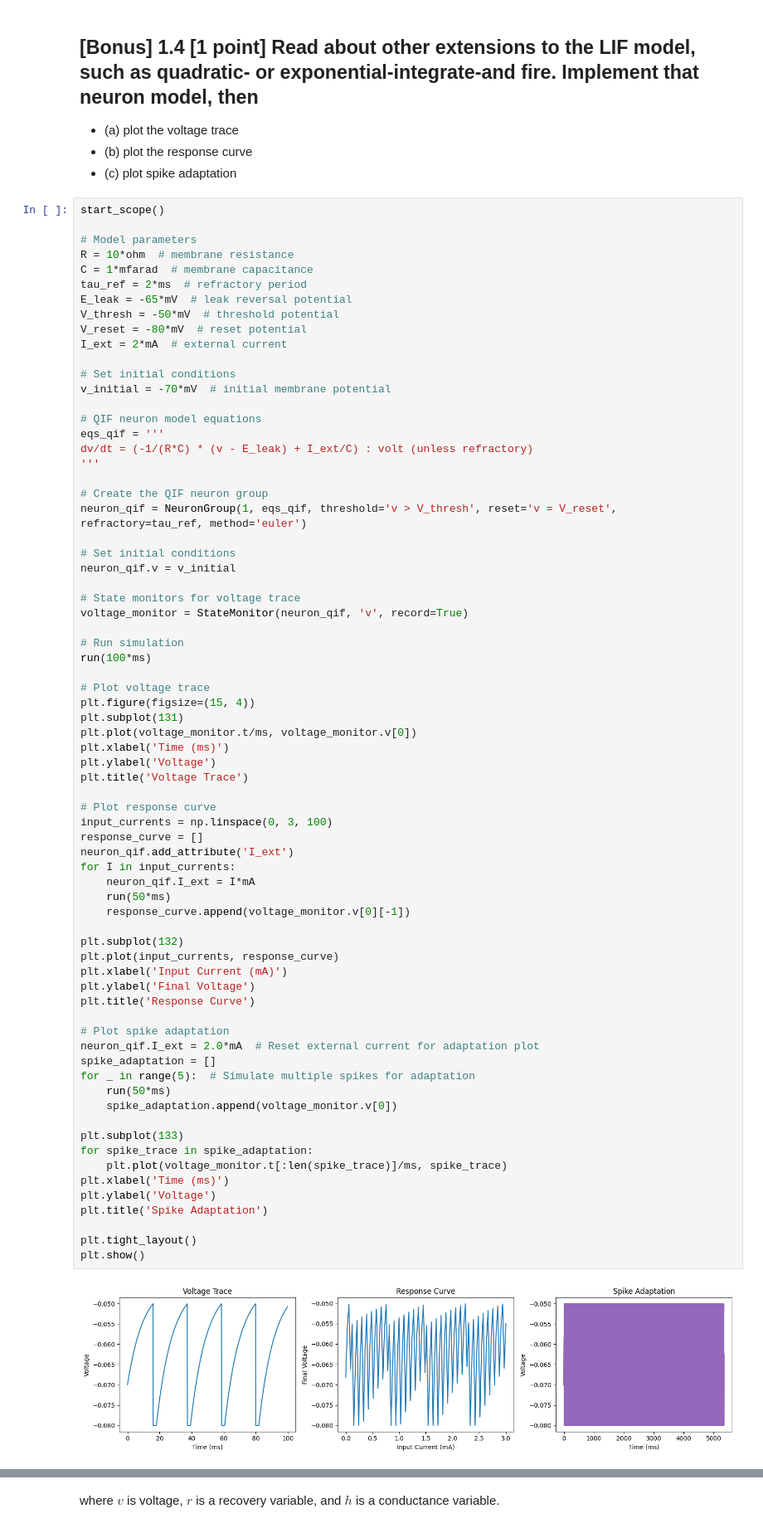
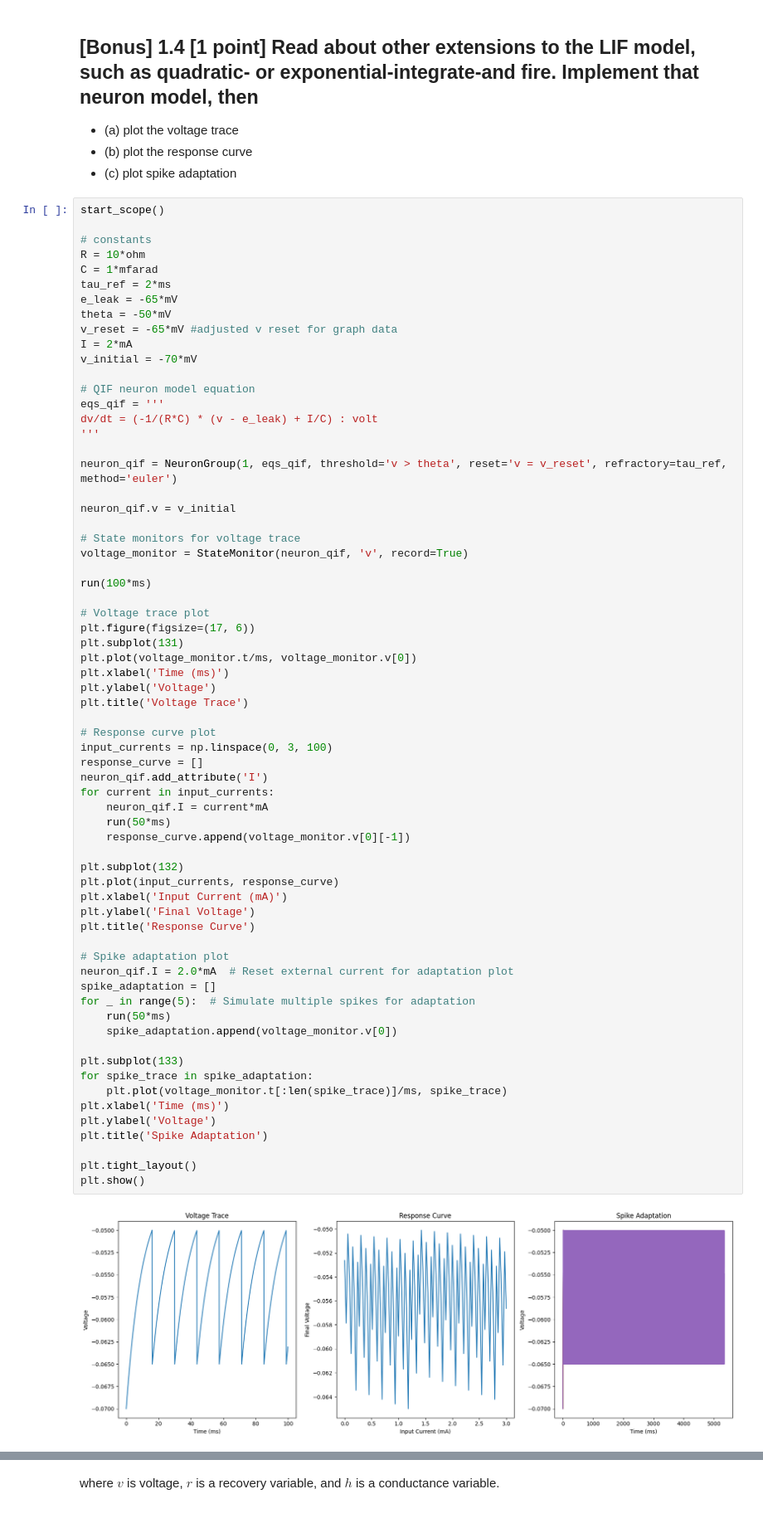
Before and after one commit to mr-nudo/neuronModels1, a Jupyter notebook: syde552_file_(1).ipynb, the cells around one changed output, grey strips where cells are left out. Shown: that part at 83% size. Saved outputs shown, nothing was run; the diff lists cells and outputs as text.

```diff
--- a/syde552_file_(1).ipynb
+++ b/syde552_file_(1).ipynb
@@ -366,76 +364,71 @@ plt.show()
 # %%
 start_scope()
 
-# Model parameters
-R = 10*ohm  # membrane resistance
-C = 1*mfarad  # membrane capacitance
-tau_ref = 2*ms  # refractory period
-E_leak = -65*mV  # leak reversal potential
-V_thresh = -50*mV  # threshold potential
-V_reset = -80*mV  # reset potential
-I_ext = 2*mA  # external current
+# constants
+R = 10*ohm
+C = 1*mfarad
+tau_ref = 2*ms
+e_leak = -65*mV
+theta = -50*mV
+v_reset = -65*mV #adjusted v reset for graph data
+I = 2*mA
+v_initial = -70*mV
 
-# Set initial conditions
-v_initial = -70*mV  # initial membrane potential
-
-# QIF neuron model equations
+# QIF neuron model equation
 eqs_qif = '''
-dv/dt = (-1/(R*C) * (v - E_leak) + I_ext/C) : volt (unless refractory)
+dv/dt = (-1/(R*C) * (v - e_leak) + I/C) : volt
 '''
 
-# Create the QIF neuron group
-neuron_qif = NeuronGroup(1, eqs_qif, threshold='v > V_thresh', reset='v = V_reset', refractory=tau_ref, method='euler')
+neuron_qif = NeuronGroup(1, eqs_qif, threshold='v > theta', reset='v = v_reset', refractory=tau_ref, method='euler')
 
-# Set initial conditions
 neuron_qif.v = v_initial
 
 # State monitors for voltage trace
 voltage_monitor = StateMonitor(neuron_qif, 'v', record=True)
 
-# Run simulation
 run(100*ms)
 
-# Plot voltage trace
-plt.figure(figsize=(15, 4))
+# Voltage trace plot
+plt.figure(figsize=(17, 6))
 plt.subplot(131)
 plt.plot(voltage_monitor.t/ms, voltage_monitor.v[0])
 plt.xlabel('Time (ms)')
 plt.ylabel('Voltage')
 plt.title('Voltage Trace')
 
-# Plot response curve
+# Response curve plot
 input_currents = np.linspace(0, 3, 100)
 response_curve = []
-neuron_qif.add_attribute('I_ext')
-for I in input_currents:
-    neuron_qif.I_ext = I*mA
+neuron_qif.add_attribute('I')
+for current in input_currents:
+    neuron_qif.I = current*mA
     run(50*ms)
     response_curve.append(voltage_monitor.v[0][-1])
 
 plt.subplot(132)
 plt.plot(input_currents, response_curve)
 plt.xlabel('Input Current (mA)')
 plt.ylabel('Final Voltage')
 plt.title('Response Curve')
 
-# Plot spike adaptation
-neuron_qif.I_ext = 2.0*mA  # Reset external current for adaptation plot
+# Spike adaptation plot
+neuron_qif.I = 2.0*mA  # Reset external current for adaptation plot
 spike_adaptation = []
 for _ in range(5):  # Simulate multiple spikes for adaptation
     run(50*ms)
     spike_adaptation.append(voltage_monitor.v[0])
 
 plt.subplot(133)
 for spike_trace in spike_adaptation:
     plt.plot(voltage_monitor.t[:len(spike_trace)]/ms, spike_trace)
 plt.xlabel('Time (ms)')
 plt.ylabel('Voltage')
 plt.title('Spike Adaptation')
 
 plt.tight_layout()
 plt.show()
 # %% [output]
-[figure, old version]
+[figure, new version]
 # %% [markdown]
 # Question 2: Wilson Neuron
 In his 1999 paper "Simplified dynamics of human and mammalian neocortical neurons", Wilson reduced the Hodgkin-Huxley model down to three coupled differential equations. He showed that this neuron model reproduced action potential dynamics and other electrophysiological measures without any artificial reset mechanisms.
```
Also changed, not shown: parts of 10 cells of this notebook.
